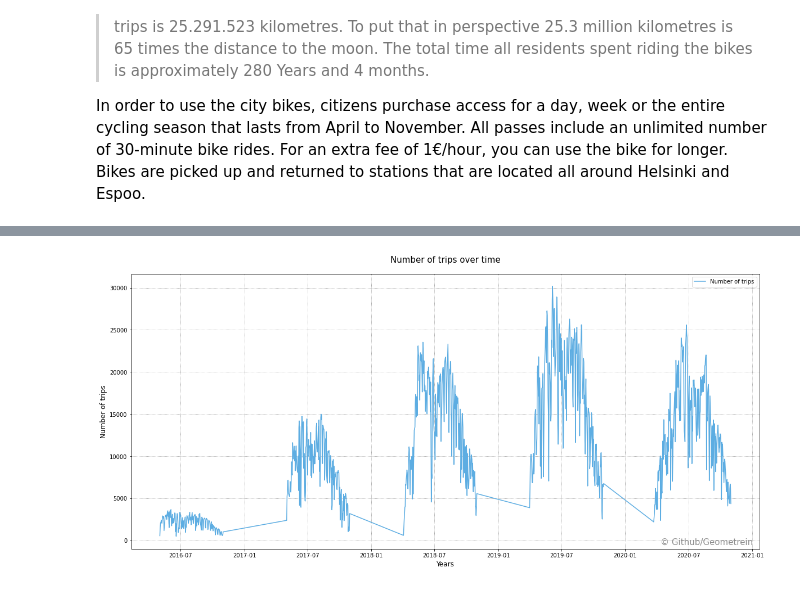
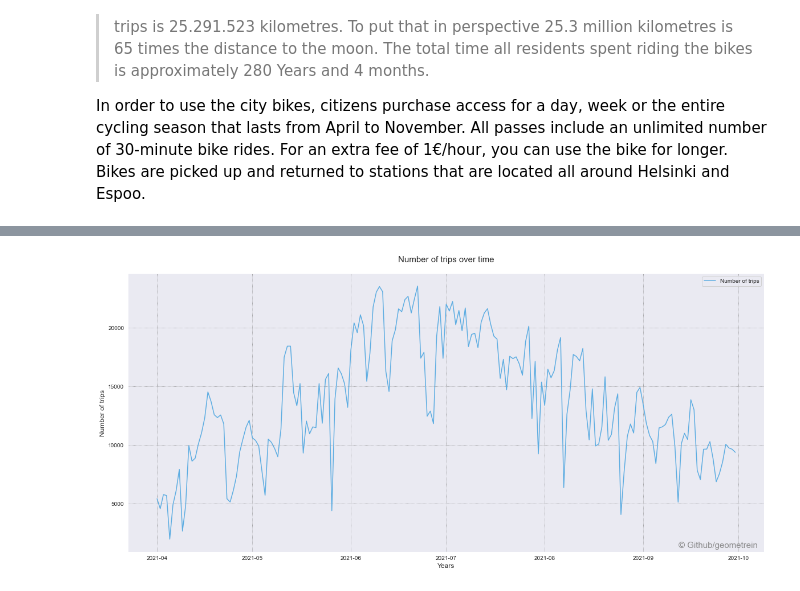
Before and after one commit to Geometrein/helsinki-city-bikes, a Jupyter notebook: Helsinki_city_bikes_EDA.ipynb, the cells around one changed output, grey strips where cells are left out. Cells and saved outputs as stored; diff of their text form; code cells hidden in the pictures.

```diff
--- a/Helsinki_city_bikes_EDA.ipynb
+++ b/Helsinki_city_bikes_EDA.ipynb
@@ -25,5 +14,6 @@ BLUE = "#5DADE2"
 # %%
-file_path = os.path.join('data', 'database.csv')
+year = 2021
+file_path = os.path.join('data', 'datasets', f'od_helsinki_city_bikes_{year}.csv')
 dataframe = pd.read_csv(file_path, low_memory=False)
 dataframe.head()
 # %% [output]
@@ -77,11 +71,9 @@ memory usage: 1.3+ GB
 # %%
 columns = {
     'distance (m)': 'distance',
-    'duration (sec.)': 'duration',
-    'avg_speed (km/h)':'speed',
-    'Air temperature (degC)':'temperature',
+    'duration (sec.)': 'duration'
 }
 
 dataframe = dataframe.rename(columns=columns)
-dataframe.head()
+dataframe.sample(5)
 # %% [output]
@@ -106,9 +98,8 @@ dataframe[["distance", "duration", "temperature"]].describe()
 # %%
 dataframe = dataframe[
-                    (50 < dataframe['distance']) & (dataframe['distance'] < 10000) &
-                    (120 < dataframe['duration']) & (dataframe['duration'] <  18000) &
-                    (-20 < dataframe['temperature']) & (dataframe['temperature'] < 50)
-                    ]
+    (50 < dataframe['distance']) & (dataframe['distance'] < 10000) &
+    (120 < dataframe['duration']) & (dataframe['duration'] <  18000)
+]
 
-dataframe[["distance", "duration", "temperature"]].describe()
+dataframe[['distance', 'duration']].describe()
 # %% [output]
@@ -124,37 +115,38 @@ dataframe[["distance", "duration", "temperature"]].describe()
 # %%
-def trips_by_year(input_df: pd.DataFrame) -> None:
-    """
-    Number of trips over the years
-    """
-    # Data
+def plot_trips_by_year(input_df: pd.DataFrame) -> None:
+    # Data preparations
     df = input_df.copy()
     df_over_time = df.groupby(df['departure'].dt.date).size().reset_index(name='count')
 
-    # Figure
+    # Creating Figure
     fig, ax = plt.subplots(figsize=(20,9))
-    plt.plot(df_over_time["departure"], df_over_time["count"], color= BLUE)
+    plt.plot(df_over_time['departure'], df_over_time['count'], color='#5DADE2')
 
-    # Labels
-    ax.set_title("Number of trips over time", fontsize= 15, pad= 20)
-    ax.set_ylabel("Number of trips", fontsize=12)
-    ax.set_xlabel("Years", fontsize=12)
+    # Adding Labels
+    ax.set_title('Number of trips over time', fontsize= 15, pad= 20)
+    ax.set_ylabel('Number of trips', fontsize=12)
+    ax.set_xlabel('Years', fontsize=12)
 
-    # Grid & Legend
-    plt.grid(linestyle=":", color='grey')
-    plt.legend(["Number of trips"])
+    # Setting up Grid & Legend
+    plt.grid(linestyle=':', color='grey')
+    plt.legend(['Number of trips'])
 
-    # Watermark
-    ax.text(0.99, 0.01, '© Github/Geometrein',
-            verticalalignment='bottom',
-            horizontalalignment='right',
-            transform=ax.transAxes,
-            color='grey',
-            fontsize=15,
-            alpha = 0.9)
+    # Adding Watermark
+    ax.text(
+        x=0.99,
+        y=0.01,
+        s='© Github/geometrein',
+        verticalalignment='bottom',
+        horizontalalignment='right',
+        transform=ax.transAxes,
+        color='grey',
+        fontsize=15,
+        alpha=0.9
+    )
 
     plt.show()
 
-trips_by_year(dataframe)
+plot_trips_by_year(dataframe)
 # %% [output]
-[figure, old version]
+[figure, new version]
 # %%
```
Also changed, not shown: parts of 19 cells of this notebook, 2 other files.
